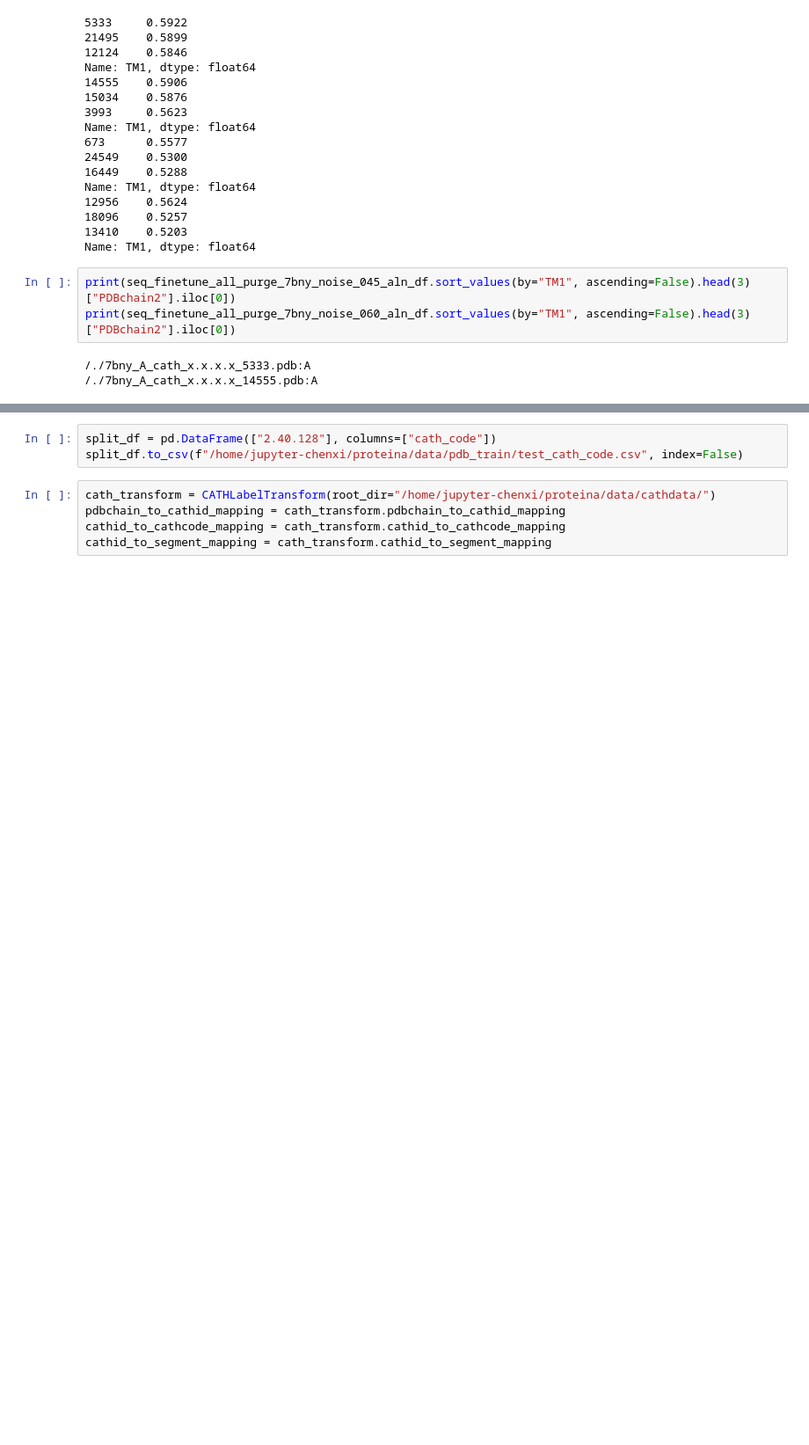
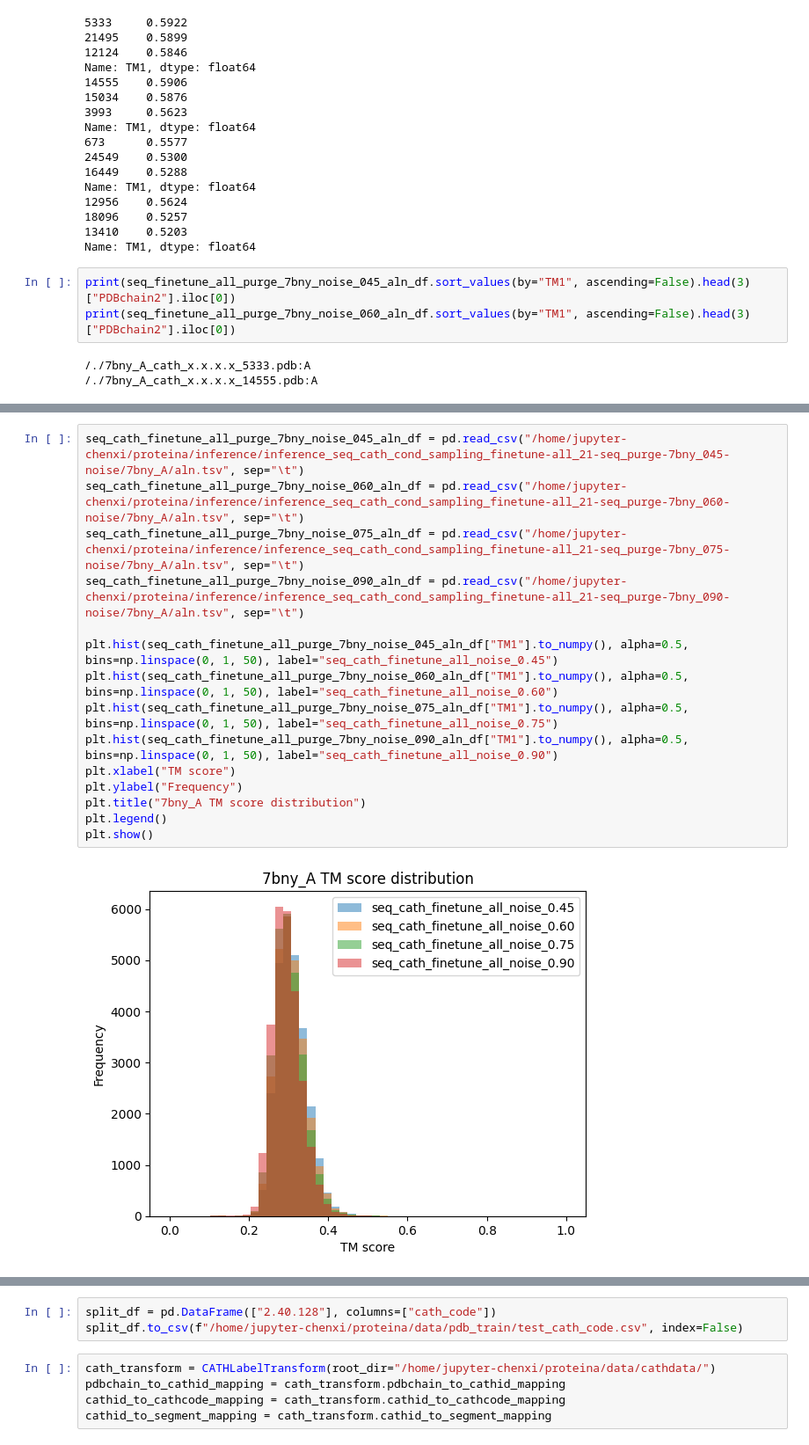
Before and after one commit to Yuwan3154/proteina, a Jupyter notebook: proteina.ipynb, the cells around one changed output, grey strips where cells are left out. Shown at 88% size. Drawn from its saved outputs; the diff is of its cells as text; blank space fills up the shorter version.

```diff
--- a/proteina.ipynb
+++ b/proteina.ipynb
@@ -160,0 +299,17 @@ Index(['#PDBchain1', 'PDBchain2', 'TM1', 'TM2', 'RMSD', 'ID1', 'ID2', 'IDali',
+# %%
+seq_cath_finetune_all_purge_7bny_noise_045_aln_df = pd.read_csv("/home/jupyter-chenxi/proteina/inference/inference_seq_cath_cond_sampling_finetune-all_21-seq_purge-7bny_045-noise/7bny_A/aln.tsv", sep="\t")
+seq_cath_finetune_all_purge_7bny_noise_060_aln_df = pd.read_csv("/home/jupyter-chenxi/proteina/inference/inference_seq_cath_cond_sampling_finetune-all_21-seq_purge-7bny_060-noise/7bny_A/aln.tsv", sep="\t")
+seq_cath_finetune_all_purge_7bny_noise_075_aln_df = pd.read_csv("/home/jupyter-chenxi/proteina/inference/inference_seq_cath_cond_sampling_finetune-all_21-seq_purge-7bny_075-noise/7bny_A/aln.tsv", sep="\t")
+seq_cath_finetune_all_purge_7bny_noise_090_aln_df = pd.read_csv("/home/jupyter-chenxi/proteina/inference/inference_seq_cath_cond_sampling_finetune-all_21-seq_purge-7bny_090-noise/7bny_A/aln.tsv", sep="\t")
+
+plt.hist(seq_cath_finetune_all_purge_7bny_noise_045_aln_df["TM1"].to_numpy(), alpha=0.5, bins=np.linspace(0, 1, 50), label="seq_cath_finetune_all_noise_0.45")
+plt.hist(seq_cath_finetune_all_purge_7bny_noise_060_aln_df["TM1"].to_numpy(), alpha=0.5, bins=np.linspace(0, 1, 50), label="seq_cath_finetune_all_noise_0.60")
+plt.hist(seq_cath_finetune_all_purge_7bny_noise_075_aln_df["TM1"].to_numpy(), alpha=0.5, bins=np.linspace(0, 1, 50), label="seq_cath_finetune_all_noise_0.75")
+plt.hist(seq_cath_finetune_all_purge_7bny_noise_090_aln_df["TM1"].to_numpy(), alpha=0.5, bins=np.linspace(0, 1, 50), label="seq_cath_finetune_all_noise_0.90")
+plt.xlabel("TM score")
+plt.ylabel("Frequency")
+plt.title("7bny_A TM score distribution")
+plt.legend()
+plt.show()
+# %% [output]
+[figure, added]
```
Also changed, not shown: parts of 10 cells of this notebook.
